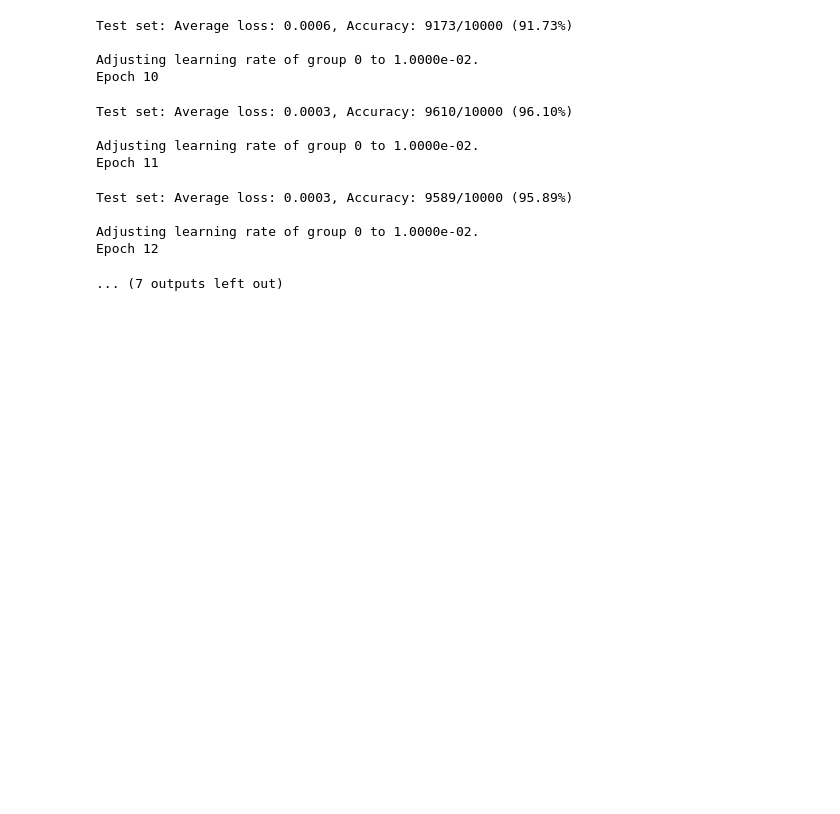
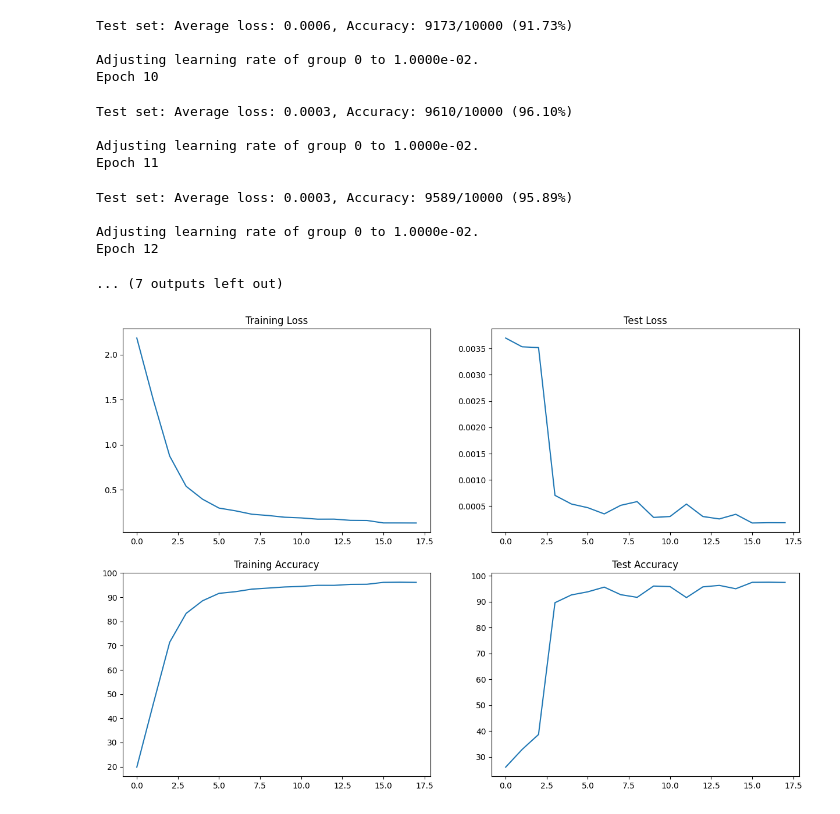
Before and after one commit to aakashvardhan/s6-backprop, a Jupyter notebook: Part 2/S6.ipynb, the cells around one changed output. Drawn from its saved outputs; the diff is of its cells as text; code cells hidden in the pictures; blank space fills up the shorter version.

```diff
--- a/Part 2/S6.ipynb
+++ b/Part 2/S6.ipynb
@@ -243,3 +243,7 @@ Test set: Average loss: 0.0003, Accuracy: 9589/10000 (95.89%)
 Adjusting learning rate of group 0 to 1.0000e-02.
 Epoch 12
 ... (7 outputs left out)
+# %%
+plt_fig()
+# %% [output]
+[figure, added]
```
Also changed, not shown: parts of 1 cell of this notebook, 1 other file.
